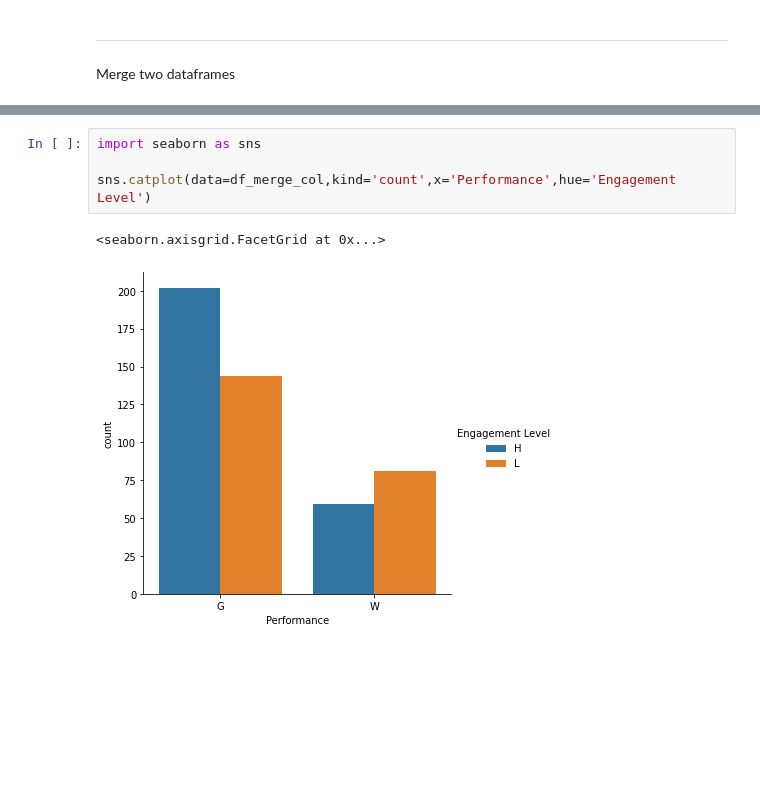
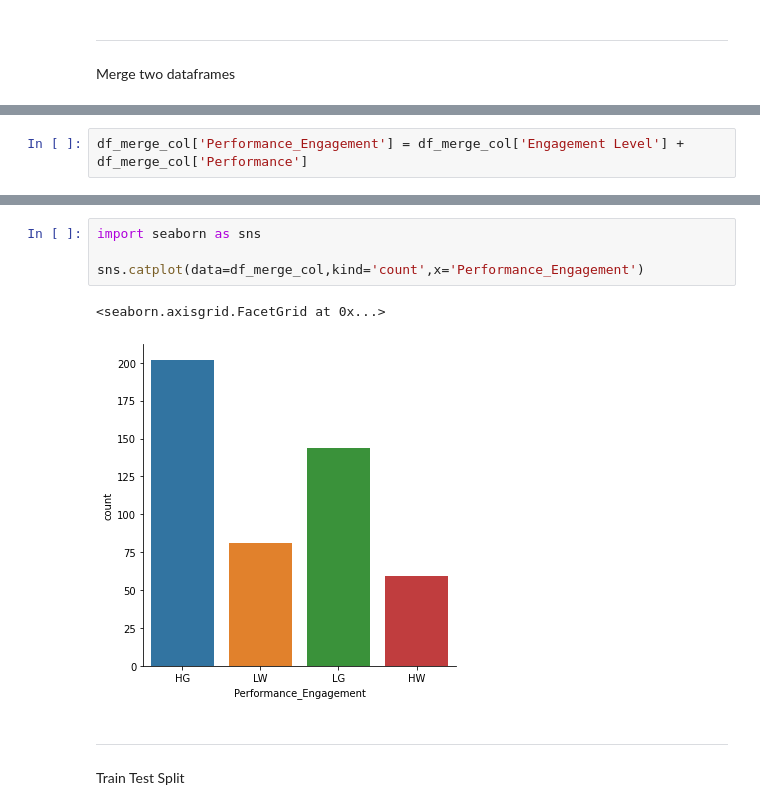
Before and after one commit to dawish-ar/Databotcamp, a Jupyter notebook: Project.ipynb, the cells around one changed output, grey strips where cells are left out. Saved outputs shown, nothing was run; the diff lists cells and outputs as text; blank space fills up the shorter version.

```diff
--- a/Project.ipynb
+++ b/Project.ipynb
@@ -429 +429,3 @@ W            H                    59
 dtype: int64
+# %%
+df_merge_col['Performance_Engagement'] = df_merge_col['Engagement Level'] + df_merge_col['Performance']
@@ -430,7 +446,10 @@ dtype: int64
 # %%
 import seaborn as sns
 
-sns.catplot(data=df_merge_col,kind='count',x='Performance',hue='Engagement Level')
+sns.catplot(data=df_merge_col,kind='count',x='Performance_Engagement')
 # %% [output]
 <seaborn.axisgrid.FacetGrid at 0x...>
-[figure, old version]
+[figure, new version]
+# %% [markdown]
+-----------------------
+Train Test Split
```
Also changed, not shown: parts of 13 cells of this notebook, 2 other files.
